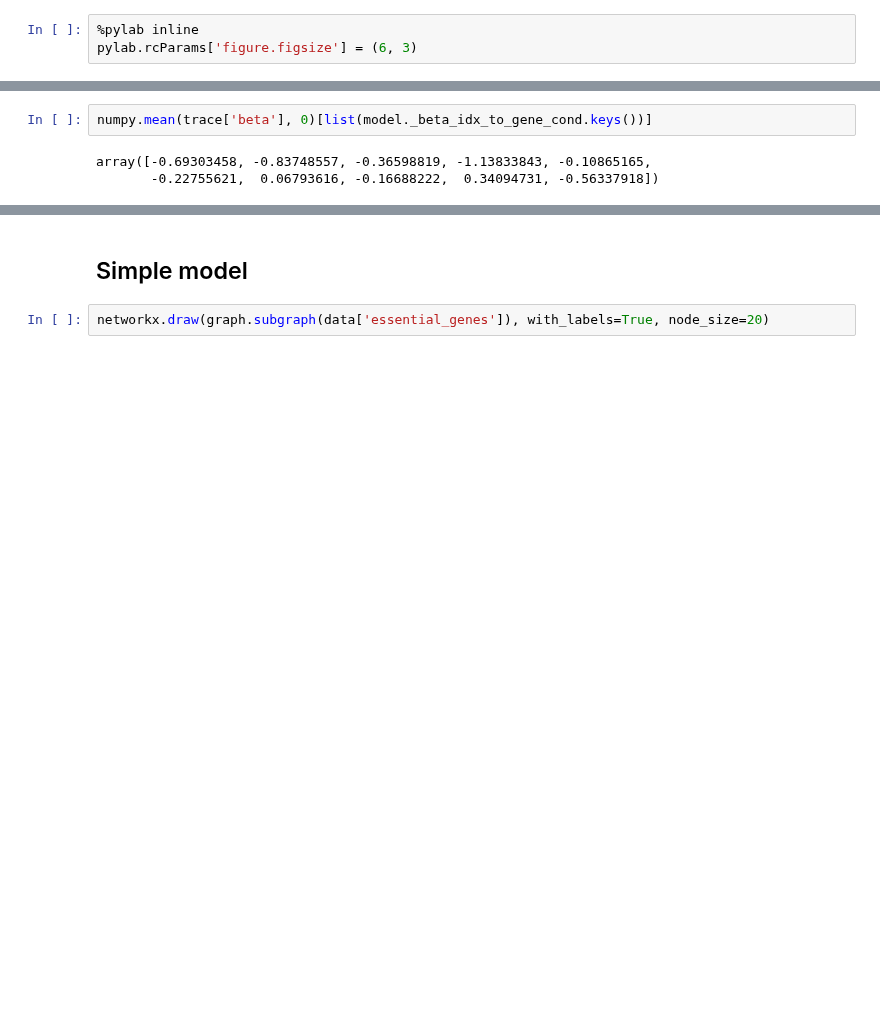
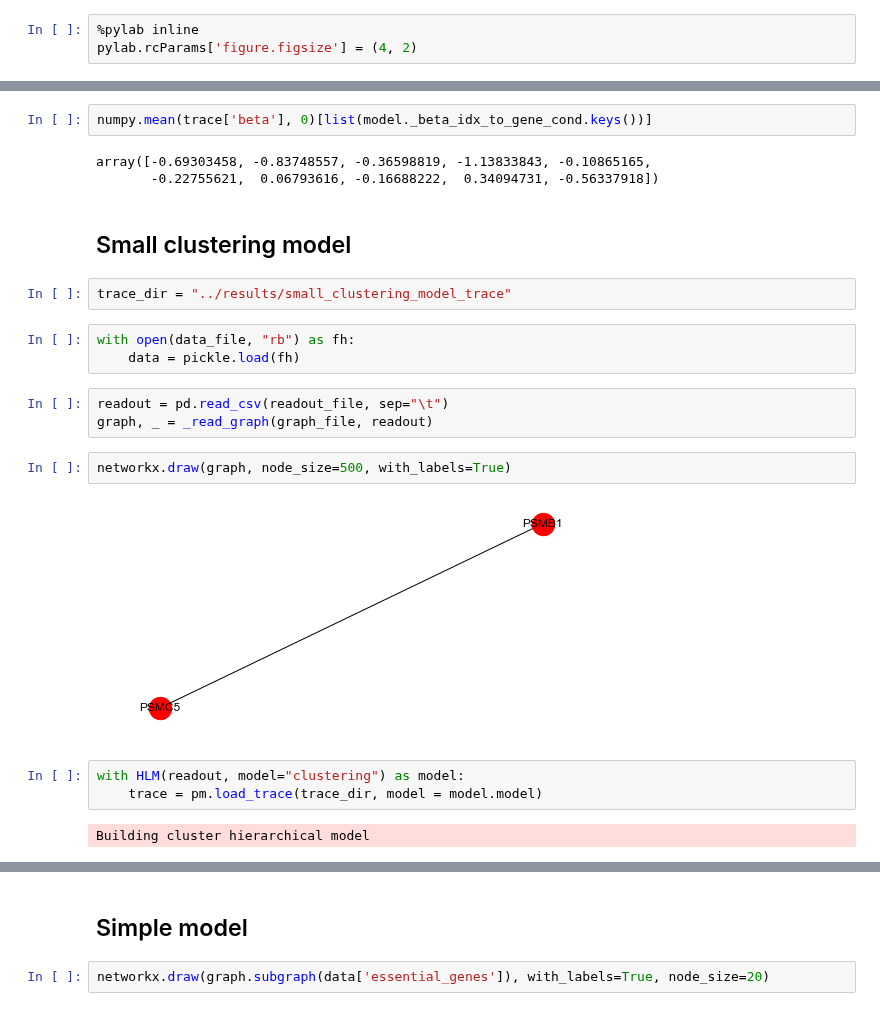
Before and after one commit to cbg-ethz/shm, a Jupyter notebook: analysis/07-plot_traces.ipynb, the cells around one changed output, grey strips where cells are left out. Cells and saved outputs as stored; diff of their text form; blank space fills up the shorter version.

```diff
--- a/analysis/07-plot_traces.ipynb
+++ b/analysis/07-plot_traces.ipynb
@@ -16,6 +16,6 @@ import matplotlib.pyplot as plt
 from shm.models.hlm import HLM
 # %%
 %pylab inline
-pylab.rcParams['figure.figsize'] = (6, 3)
+pylab.rcParams['figure.figsize'] = (4, 2)
 # %% [output]
 Populating the interactive namespace from numpy and matplotlib
@@ -88,3 +93,22 @@ numpy.mean(trace['beta'], 0)[list(model._beta_idx_to_gene_cond.keys())]
 # %% [output]
 array([-0.69303458, -0.83748557, -0.36598819, -1.13833843, -0.10865165,
        -0.22755621,  0.06793616, -0.16688222,  0.34094731, -0.56337918])
+# %% [markdown]
+## Small clustering model
+# %%
+trace_dir = "../results/small_clustering_model_trace"
+# %%
+with open(data_file, "rb") as fh:
+    data = pickle.load(fh)
+# %%
+readout = pd.read_csv(readout_file, sep="\t")
+graph, _ = _read_graph(graph_file, readout)
+# %%
+networkx.draw(graph, node_size=500, with_labels=True)
+# %% [output]
+[figure, added]
+# %%
+with HLM(readout, model="clustering") as model:
+    trace = pm.load_trace(trace_dir, model = model.model)
+# %% [output]
+Building cluster hierarchical model
```
Also changed, not shown: parts of 24 cells of this notebook, 8 other files.
